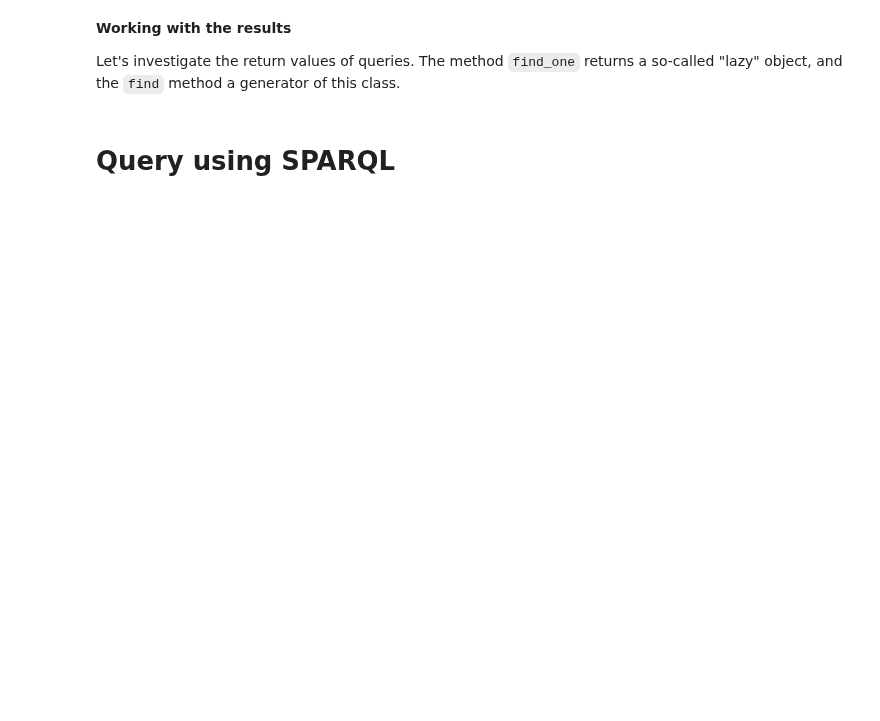
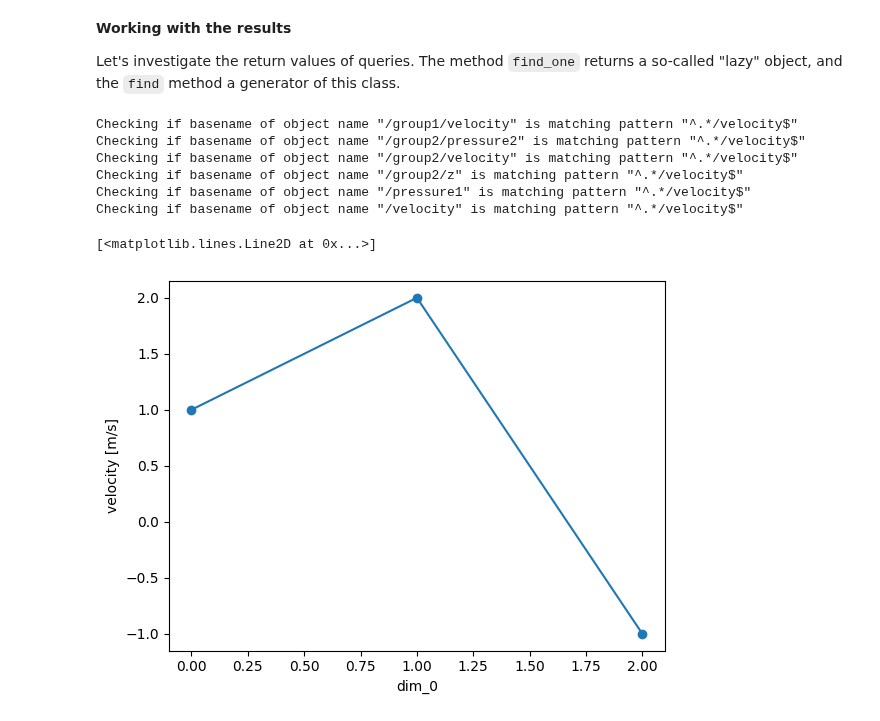
Before and after one commit to matthiasprobst/h5RDMtoolbox, a Jupyter notebook: docs/userguide/database/hdfDB.ipynb, the cells around one changed output. Drawn from its saved outputs; the diff is of its cells as text; code cells hidden in the pictures; blank space fills up the shorter version.

```diff
--- a/docs/userguide/database/hdfDB.ipynb
+++ b/docs/userguide/database/hdfDB.ipynb
@@ -23,5 +19,5 @@ The example file is provided by the tutorial module:
 # %%
-filename = tutorial.generate_fluid_hdf_file()
+filename = tutorial.generate_sample_file()
 h5tbx.dump(filename)
 # %% [output]
 [interactive output not drawn]
@@ -176,9 +198,16 @@ for r in results:
 
 Let's investigate the return values of queries. The method `find_one` returns a so-called "lazy" object, and the `find` method a generator of this class.
 # %%
-results = db.find_one({'$name': {'$basename': 'velocity'}}, 'dataset')
+results = h5tbx.database.find_one(filename, {'$name': {'$basename': 'velocity'}}, 'dataset')
 
 # let's directly plot the result:
 results[()].plot(marker='o')
+# %% [output]
+Checking if basename of object name "/group1/velocity" is matching pattern "^.*/velocity$"
+Checking if basename of object name "/group2/pressure2" is matching pattern "^.*/velocity$"
+Checking if basename of object name "/group2/velocity" is matching pattern "^.*/velocity$"
+Checking if basename of object name "/group2/z" is matching pattern "^.*/velocity$"
+Checking if basename of object name "/pressure1" is matching pattern "^.*/velocity$"
+Checking if basename of object name "/velocity" is matching pattern "^.*/velocity$"
+[<matplotlib.lines.Line2D at 0x...>]
+[figure, added]
-# %% [markdown]
-# Query using SPARQL
```
Also changed, not shown: parts of 51 cells of this notebook, 6 other files.
